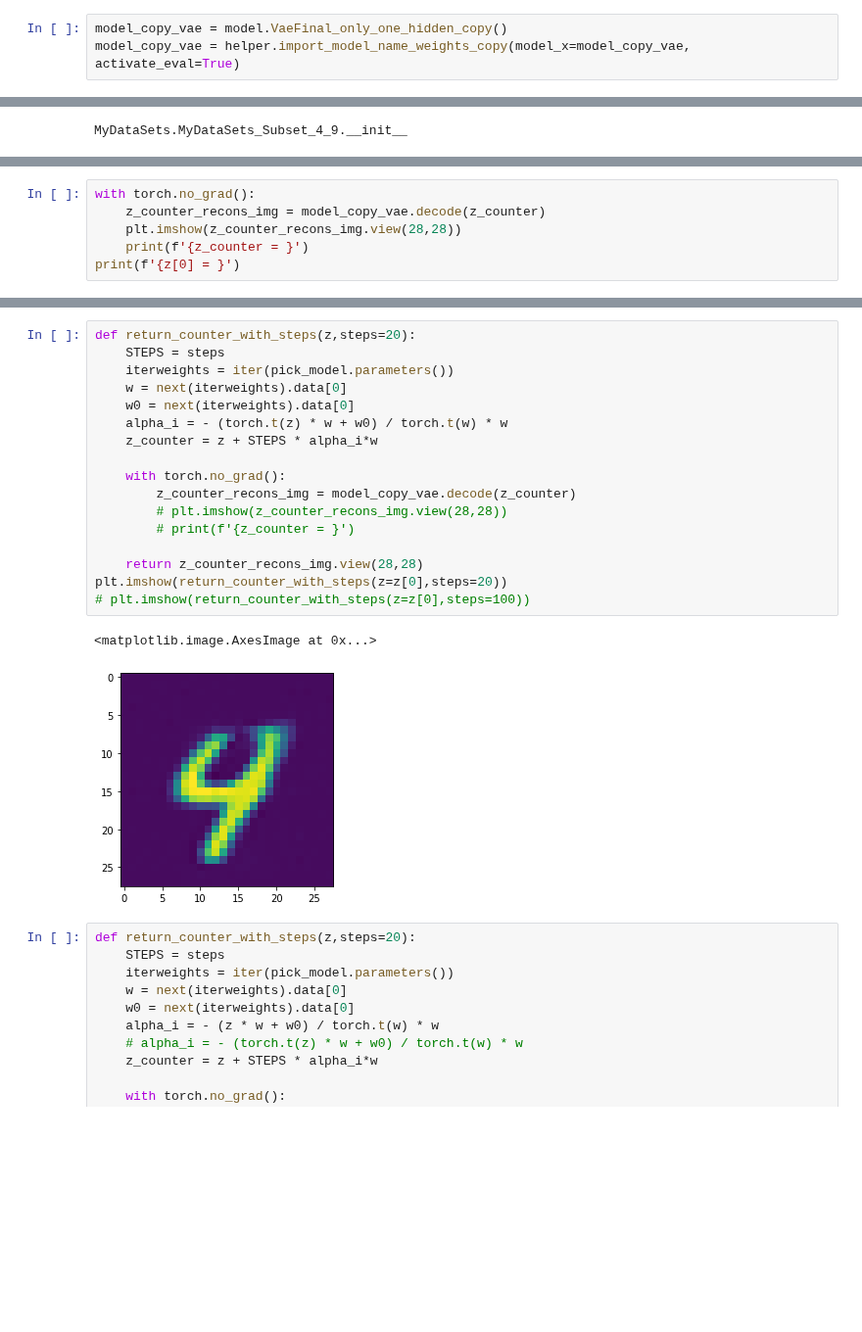
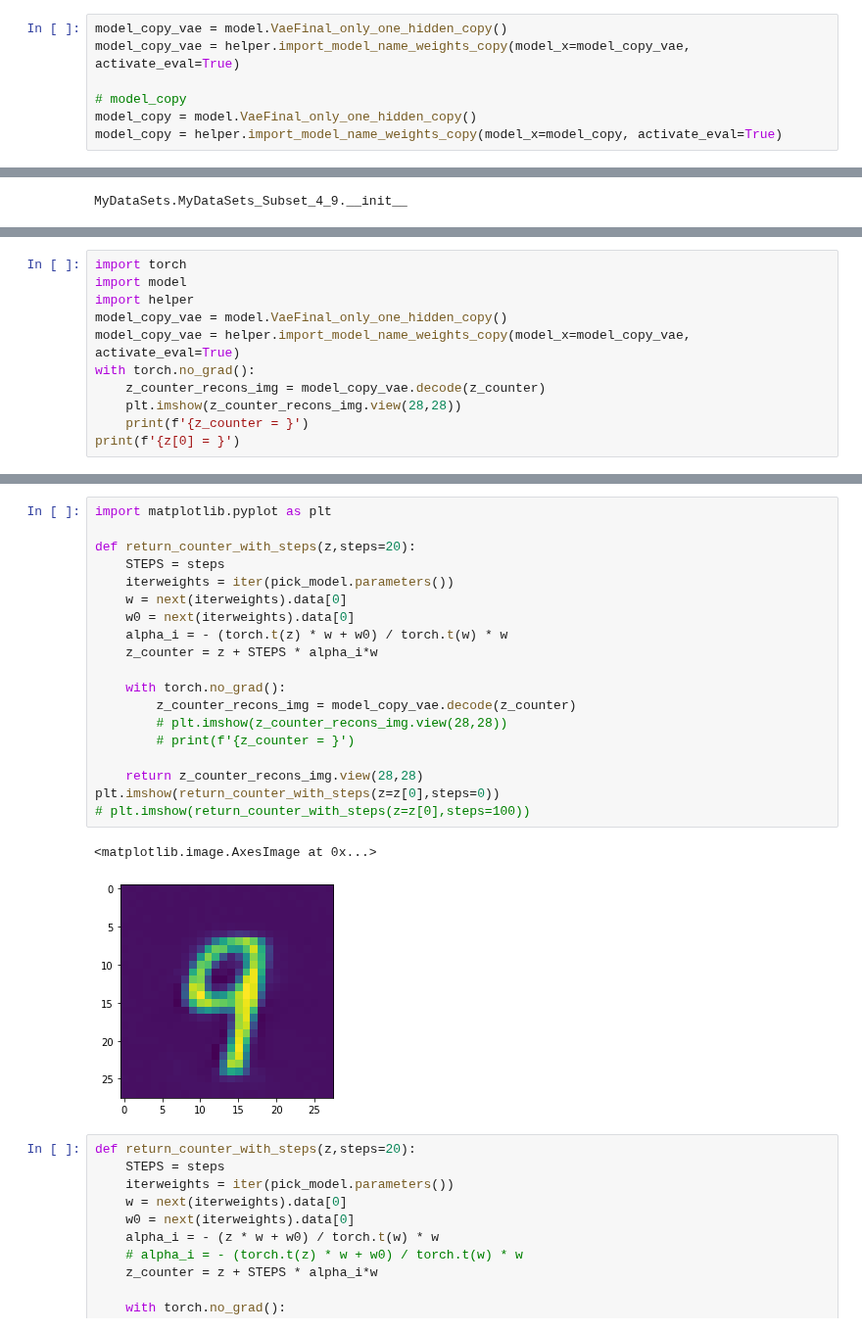
Before and after one commit to DominikOcsofszki/mlp, a Jupyter notebook: pd.ipynb, the cells around one changed output, grey strips where cells are left out. Shown at 98% size. Cells and saved outputs as stored; diff of their text form; blank space fills up the shorter version.

```diff
--- a/pd.ipynb
+++ b/pd.ipynb
@@ -8,6 +8,10 @@ import helper
 # %%
 model_copy_vae = model.VaeFinal_only_one_hidden_copy()
 model_copy_vae = helper.import_model_name_weights_copy(model_x=model_copy_vae, activate_eval=True)
+
+# model_copy
+model_copy = model.VaeFinal_only_one_hidden_copy()
+model_copy = helper.import_model_name_weights_copy(model_x=model_copy, activate_eval=True)
 # %%
 import MyDataSet
 import pandas as pd
@@ -257,4 +274,9 @@ tensor([1.0270, 0.1085])
 # %%
+import torch
+import model
+import helper
+model_copy_vae = model.VaeFinal_only_one_hidden_copy()
+model_copy_vae = helper.import_model_name_weights_copy(model_x=model_copy_vae, activate_eval=True)
 with torch.no_grad():
     z_counter_recons_img = model_copy_vae.decode(z_counter)
     plt.imshow(z_counter_recons_img.view(28,28))
@@ -299,23 +321,25 @@ z_counter = tensor([ 0.8699, -0.0469])
 # %%
+import matplotlib.pyplot as plt
+
 def return_counter_with_steps(z,steps=20):
     STEPS = steps
     iterweights = iter(pick_model.parameters())
     w = next(iterweights).data[0]
     w0 = next(iterweights).data[0]
     alpha_i = - (torch.t(z) * w + w0) / torch.t(w) * w
     z_counter = z + STEPS * alpha_i*w
 
     with torch.no_grad():
         z_counter_recons_img = model_copy_vae.decode(z_counter)
         # plt.imshow(z_counter_recons_img.view(28,28))
         # print(f'{z_counter = }')
 
     return z_counter_recons_img.view(28,28)
-plt.imshow(return_counter_with_steps(z=z[0],steps=20))
+plt.imshow(return_counter_with_steps(z=z[0],steps=0))
 # plt.imshow(return_counter_with_steps(z=z[0],steps=100))
 # %% [output]
 <matplotlib.image.AxesImage at 0x...>
-[figure, old version]
+[figure, new version]
 # %%
 def return_counter_with_steps(z,steps=20):
     STEPS = steps
```
Also changed, not shown: parts of 22 cells of this notebook, 27 other files.
